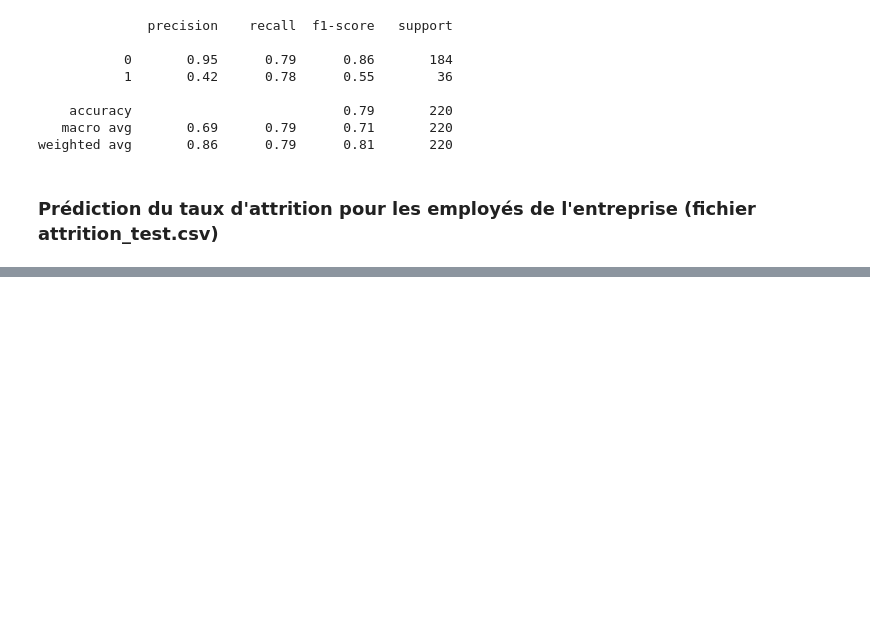
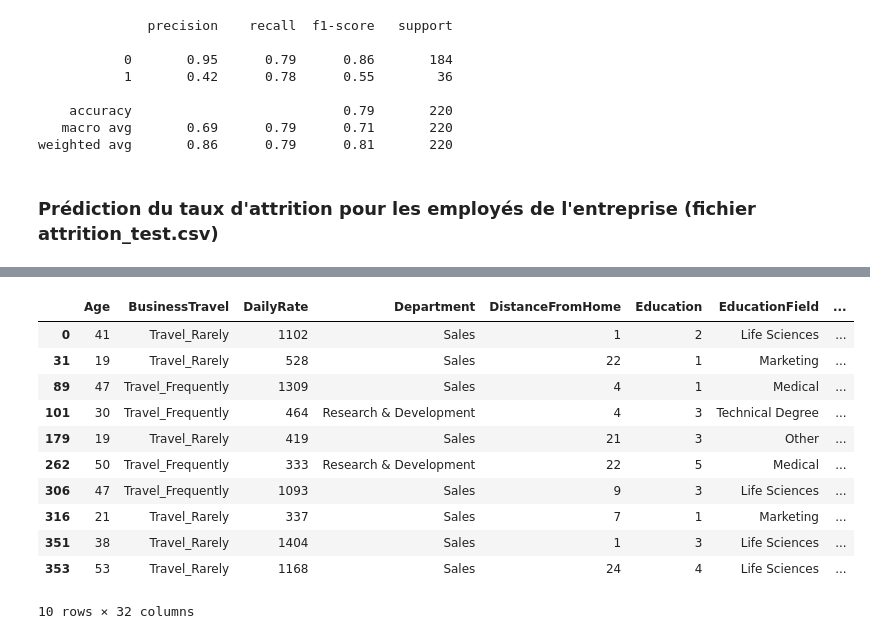
Before and after one commit to ATelders/turn_over, a Jupyter notebook: notebooks/2021-04-14-at-cs-logistic_regression.ipynb, the cells around one changed output, grey strips where cells are left out. Saved outputs shown, nothing was run; the diff lists cells and outputs as text; code cells hidden in the pictures; blank space fills up the shorter version.

```diff
--- a/notebooks/2021-04-14-at-cs-logistic_regression.ipynb
+++ b/notebooks/2021-04-14-at-cs-logistic_regression.ipynb
@@ -505,0 +633,15 @@ Average Recall scores: 0.668
+# %%
+will_leave.loc[(will_leave['AttritionScore%'] >= 90)]
+# %% [output]
+|  | Age | BusinessTravel | DailyRate | Department | DistanceFromHome | Education | EducationField | ... |
+| 0 | 41 | Travel_Rarely | 1102 | Sales | 1 | 2 | Life Sciences | ... |
+| 31 | 19 | Travel_Rarely | 528 | Sales | 22 | 1 | Marketing | ... |
+| 89 | 47 | Travel_Frequently | 1309 | Sales | 4 | 1 | Medical | ... |
+| 101 | 30 | Travel_Frequently | 464 | Research & Development | 4 | 3 | Technical Degree | ... |
+| 179 | 19 | Travel_Rarely | 419 | Sales | 21 | 3 | Other | ... |
+| 262 | 50 | Travel_Frequently | 333 | Research & Development | 22 | 5 | Medical | ... |
+| 306 | 47 | Travel_Frequently | 1093 | Sales | 9 | 3 | Life Sciences | ... |
+| 316 | 21 | Travel_Rarely | 337 | Sales | 7 | 1 | Marketing | ... |
+| 351 | 38 | Travel_Rarely | 1404 | Sales | 1 | 3 | Life Sciences | ... |
+| 353 | 53 | Travel_Rarely | 1168 | Sales | 24 | 4 | Life Sciences | ... |
+10 rows × 32 columns
```
Also changed, not shown: parts of 33 cells of this notebook, 14 other files.
